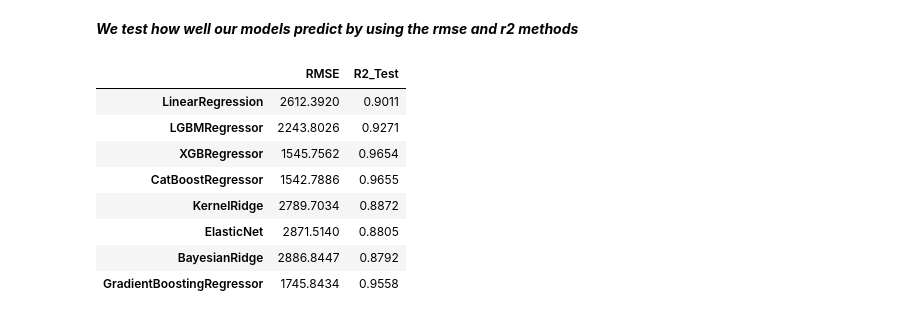
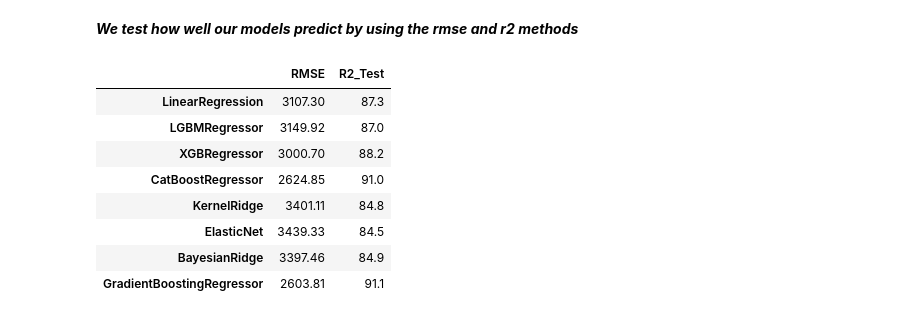
Before and after one commit to Islom-Radjapov/Auto_price_prediction, a Jupyter notebook: Auto_costs.ipynb, the cells around one changed output. Saved outputs shown, nothing was run; the diff lists cells and outputs as text; code cells hidden in the pictures.

```diff
--- a/Auto_costs.ipynb
+++ b/Auto_costs.ipynb
@@ -93,21 +91,13 @@ array(['alfa-romero', 'audi', 'bmw', 'chevrolet', 'dodge', 'honda',
 # %%
 # here, only the data in the form of string is transferred to the number
 encode_data = pd.DataFrame()
+encode_data_name = {}
 label = preprocessing.LabelEncoder()
 list_encode_name = pd.DataFrame()
 for x in  data.columns:
     if( data[x].dtype == 'object'):
-        list_encode_name[x] =  data[x]
         encode_data[x] = label.fit_transform( data[x] )
     else:
-        encode_data[x] = data[x]
-        # pass
-
-# list_encode_name
-# encode_data
-a = data[["drivewheels"]]
-b = encode_data[["drivewheels"]]
-# a.values.unique()
-# pd.unique( a )
-np.unique(a), np.unique(b)
+      encode_data[x] = data[x]
+encode_data
 # %% [output]
@@ -184,7 +151,6 @@ Name: price, dtype: float64
 ***Prediction section***
 # %%
 # data distribution get
-x = encode_data.drop('price', axis=1)
-y = encode_data.price
-x_train, x_test, y_train, y_test = train_test_split( x, y, test_size=0.3, random_state=16)
-x
+x = encode_data["enginesize curbweight horsepower carwidth carlength drivewheels wheelbase boreratio fuelsystem enginelocation aspiration carheight stroke compressionratio enginetype".split()]
+y = data.price
+x_train, x_test, y_train, y_test = train_test_split( x, y, test_size=0.3, random_state=3)
@@ -241,25 +193,25 @@ madel_8 = GradientBoostingRegressor().fit(x_train, y_train) # practice the model
 # %%
 list_madels = [madel_1, madel_2, madel_3, madel_4, madel_5, madel_6, madel_7, madel_8]  # add the model to the list
 rmse_test =[] # empty list for rmse
 r2_test =[]   # empty list for r2
 
  # check each model and add the result to the empty lists
 for madel in list_madels:
   predict = madel.predict(x_test)
-  rmse_test.append( round( np.sqrt( mean_squared_error(y_test, predict) ), 4 ) )
-  r2_test.append( round(r2_score(y_test, predict) , 4 ) )
+  rmse_test.append( round( np.sqrt( mean_squared_error(y_test, predict) ), 2 ) )
+  r2_test.append( round(r2_score(y_test, predict)*100 , 1 ) )
 
  # passing the result to a dataframe
 madel_name = "LinearRegression LGBMRegressor XGBRegressor CatBoostRegressor KernelRidge ElasticNet BayesianRidge GradientBoostingRegressor".split()
 result = pd.DataFrame({'RMSE':rmse_test,'R2_Test':r2_test}, index = madel_name)
 result
 # %% [output]
 |  | RMSE | R2_Test |
-| LinearRegression | 2612.3920 | 0.9011 |
-| LGBMRegressor | 2243.8026 | 0.9271 |
-| XGBRegressor | 1545.7562 | 0.9654 |
-| CatBoostRegressor | 1542.7886 | 0.9655 |
-| KernelRidge | 2789.7034 | 0.8872 |
-| ElasticNet | 2871.5140 | 0.8805 |
-| BayesianRidge | 2886.8447 | 0.8792 |
-| GradientBoostingRegressor | 1745.8434 | 0.9558 |
+| LinearRegression | 3107.30 | 87.3 |
+| LGBMRegressor | 3149.92 | 87.0 |
+| XGBRegressor | 3000.70 | 88.2 |
+| CatBoostRegressor | 2624.85 | 91.0 |
+| KernelRidge | 3401.11 | 84.8 |
+| ElasticNet | 3439.33 | 84.5 |
+| BayesianRidge | 3397.46 | 84.9 |
+| GradientBoostingRegressor | 2603.81 | 91.1 |
```
Also changed, not shown: parts of 9 cells of this notebook.
